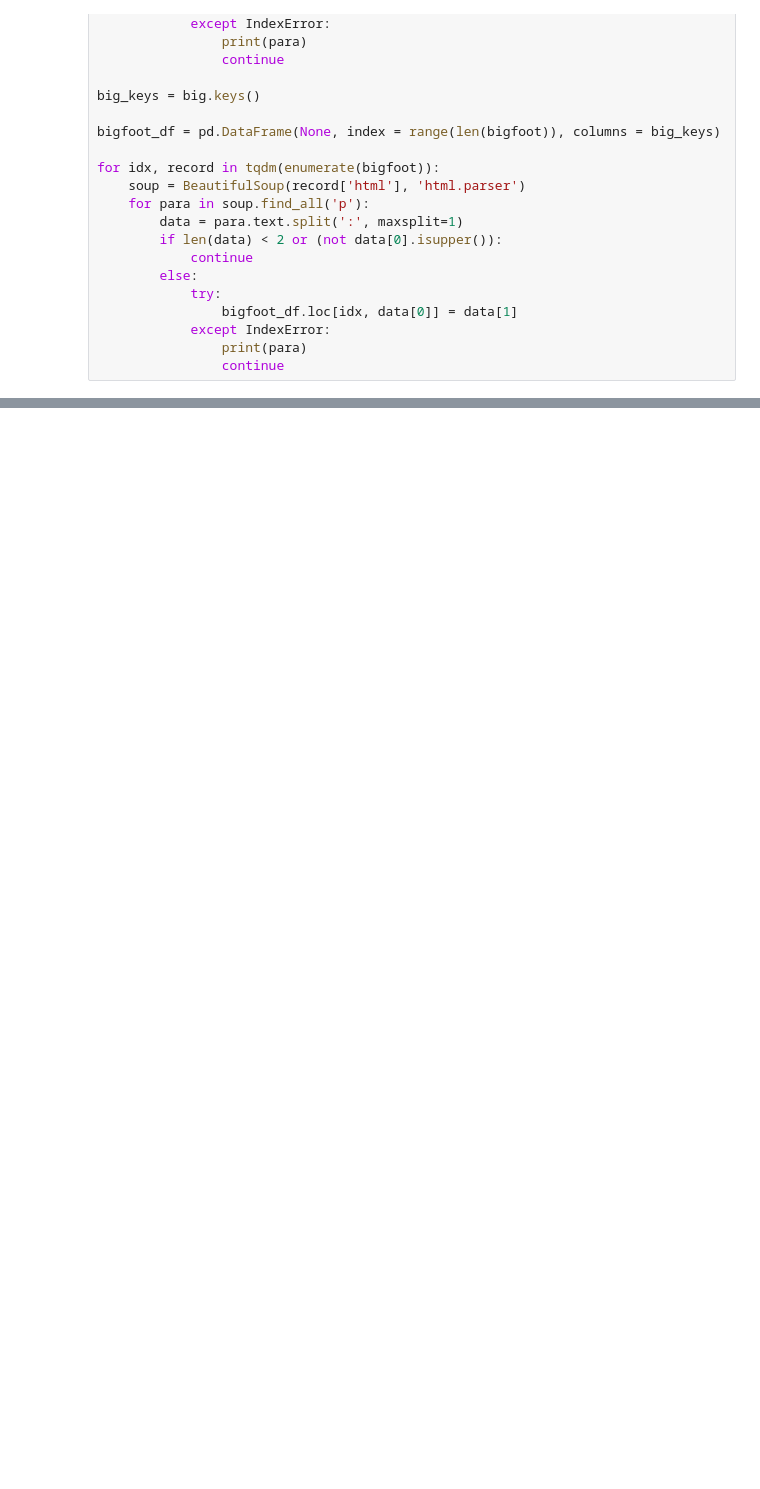
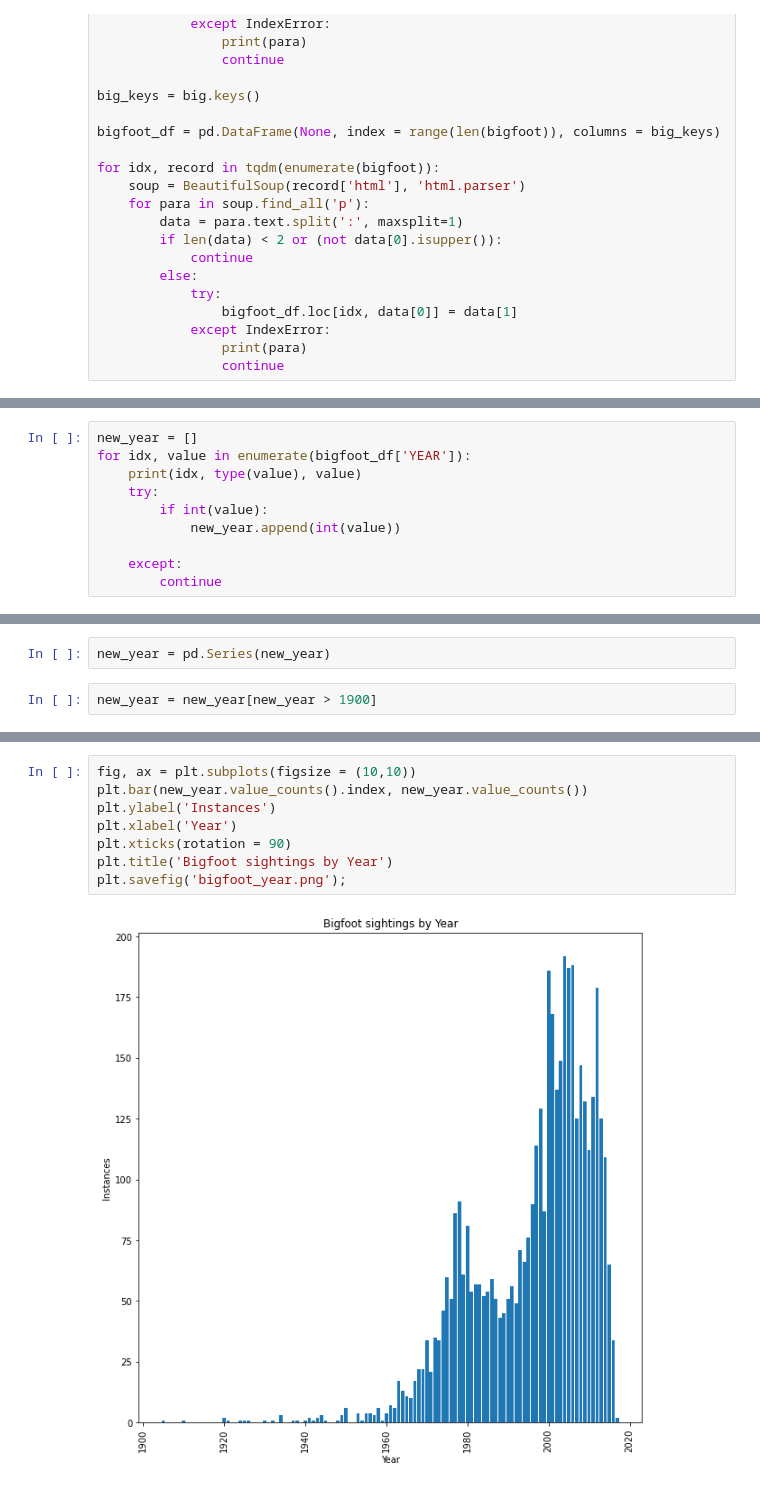
Before and after one commit to Cynz300/nlp-case-study, a Jupyter notebook: data_analysis_ig.ipynb, the cells around one changed output, grey strips where cells are left out. Saved outputs shown, nothing was run; the diff lists cells and outputs as text; blank space fills up the shorter version.

```diff
--- a/data_analysis_ig.ipynb
+++ b/data_analysis_ig.ipynb
@@ -291,0 +352,10 @@ bigfoot_df.to_csv
+# %%
+new_year = []
+for idx, value in enumerate(bigfoot_df['YEAR']):
+    print(idx, type(value), value)
+    try:
+        if int(value):
+            new_year.append(int(value))
+
+    except:
+        continue
@@ -291,0 +384,4 @@ bigfoot_df.to_csv
+# %%
+new_year = pd.Series(new_year)
+# %%
+new_year = new_year[new_year > 1900]
@@ -291,0 +403,10 @@ bigfoot_df.to_csv
+# %%
+fig, ax = plt.subplots(figsize = (10,10))
+plt.bar(new_year.value_counts().index, new_year.value_counts())
+plt.ylabel('Instances')
+plt.xlabel('Year')
+plt.xticks(rotation = 90)
+plt.title('Bigfoot sightings by Year')
+plt.savefig('bigfoot_year.png');
+# %% [output]
+[figure, added]
```
Also changed, not shown: parts of 11 cells of this notebook, 2 other files.
